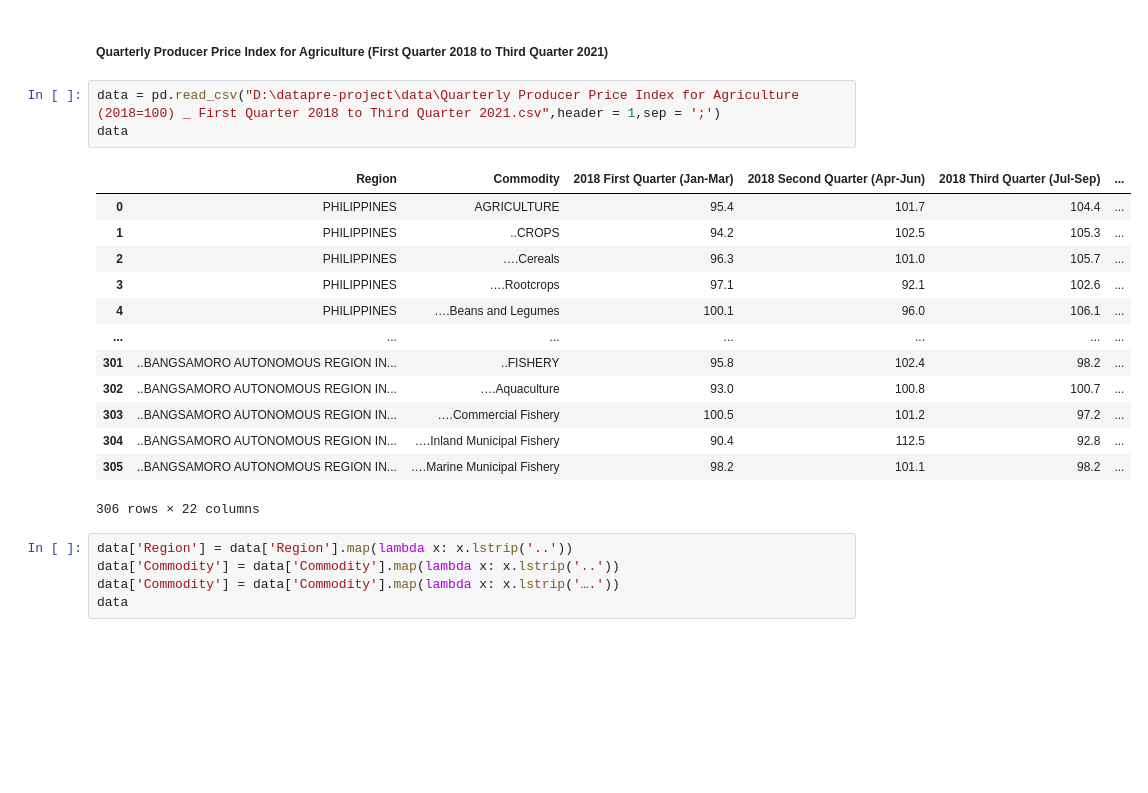
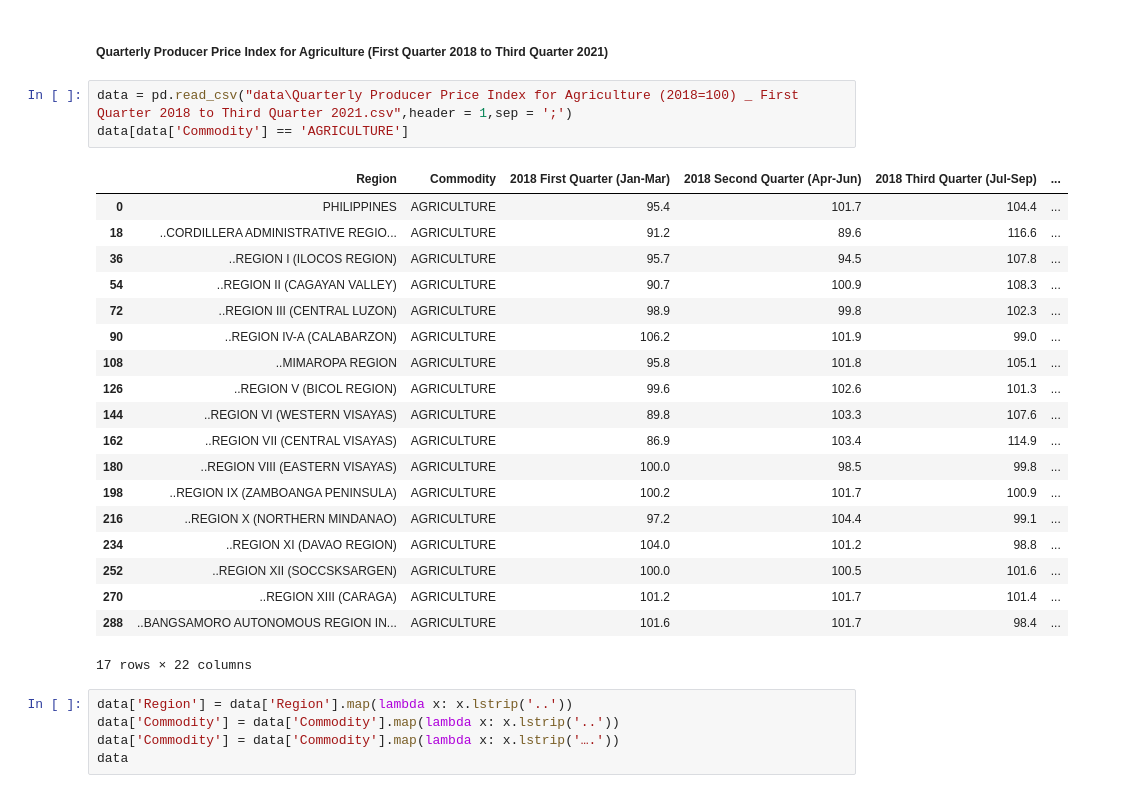
Before and after one commit to francheska-vicente/datapre-project, a Jupyter notebook: N01-Group1.ipynb, the cells around one changed output. Drawn from its saved outputs; the diff is of its cells as text; blank space fills up the shorter version.

Commit message:
init data cleaning

```diff
--- a/N01-Group1.ipynb
+++ b/N01-Group1.ipynb
@@ -1930,22 +1947,28 @@ data
 # %% [markdown]
 ##### Quarterly Producer Price Index for Agriculture (First Quarter 2018 to Third Quarter 2021)
 # %%
-data = pd.read_csv("D:\datapre-project\data\Quarterly Producer Price Index for Agriculture (2018=100) _ First Quarter 2018 to Third Quarter 2021.csv",header = 1,sep = ';')
-data
+data = pd.read_csv("data\Quarterly Producer Price Index for Agriculture (2018=100) _ First Quarter 2018 to Third Quarter 2021.csv",header = 1,sep = ';')
+data[data['Commodity'] == 'AGRICULTURE']
 # %% [output]
 |  | Region | Commodity | 2018 First Quarter (Jan-Mar) | 2018 Second Quarter (Apr-Jun) | 2018 Third Quarter (Jul-Sep) | ... |
 | 0 | PHILIPPINES | AGRICULTURE | 95.4 | 101.7 | 104.4 | ... |
-| 1 | PHILIPPINES | ..CROPS | 94.2 | 102.5 | 105.3 | ... |
-| 2 | PHILIPPINES | ….Cereals | 96.3 | 101.0 | 105.7 | ... |
-| 3 | PHILIPPINES | ….Rootcrops | 97.1 | 92.1 | 102.6 | ... |
-| 4 | PHILIPPINES | ….Beans and Legumes | 100.1 | 96.0 | 106.1 | ... |
-| ... | ... | ... | ... | ... | ... | ... |
-| 301 | ..BANGSAMORO AUTONOMOUS REGION IN... | ..FISHERY | 95.8 | 102.4 | 98.2 | ... |
-| 302 | ..BANGSAMORO AUTONOMOUS REGION IN... | ….Aquaculture | 93.0 | 100.8 | 100.7 | ... |
-| 303 | ..BANGSAMORO AUTONOMOUS REGION IN... | ….Commercial Fishery | 100.5 | 101.2 | 97.2 | ... |
-| 304 | ..BANGSAMORO AUTONOMOUS REGION IN... | ….Inland Municipal Fishery | 90.4 | 112.5 | 92.8 | ... |
-| 305 | ..BANGSAMORO AUTONOMOUS REGION IN... | ….Marine Municipal Fishery | 98.2 | 101.1 | 98.2 | ... |
+| 18 | ..CORDILLERA ADMINISTRATIVE REGIO... | AGRICULTURE | 91.2 | 89.6 | 116.6 | ... |
+| 36 | ..REGION I (ILOCOS REGION) | AGRICULTURE | 95.7 | 94.5 | 107.8 | ... |
+| 54 | ..REGION II (CAGAYAN VALLEY) | AGRICULTURE | 90.7 | 100.9 | 108.3 | ... |
+| 72 | ..REGION III (CENTRAL LUZON) | AGRICULTURE | 98.9 | 99.8 | 102.3 | ... |
+| 90 | ..REGION IV-A (CALABARZON) | AGRICULTURE | 106.2 | 101.9 | 99.0 | ... |
+| 108 | ..MIMAROPA REGION | AGRICULTURE | 95.8 | 101.8 | 105.1 | ... |
+| 126 | ..REGION V (BICOL REGION) | AGRICULTURE | 99.6 | 102.6 | 101.3 | ... |
+| 144 | ..REGION VI (WESTERN VISAYAS) | AGRICULTURE | 89.8 | 103.3 | 107.6 | ... |
+| 162 | ..REGION VII (CENTRAL VISAYAS) | AGRICULTURE | 86.9 | 103.4 | 114.9 | ... |
+| 180 | ..REGION VIII (EASTERN VISAYAS) | AGRICULTURE | 100.0 | 98.5 | 99.8 | ... |
+| 198 | ..REGION IX (ZAMBOANGA PENINSULA) | AGRICULTURE | 100.2 | 101.7 | 100.9 | ... |
+| 216 | ..REGION X (NORTHERN MINDANAO) | AGRICULTURE | 97.2 | 104.4 | 99.1 | ... |
+| 234 | ..REGION XI (DAVAO REGION) | AGRICULTURE | 104.0 | 101.2 | 98.8 | ... |
+| 252 | ..REGION XII (SOCCSKSARGEN) | AGRICULTURE | 100.0 | 100.5 | 101.6 | ... |
+| 270 | ..REGION XIII (CARAGA) | AGRICULTURE | 101.2 | 101.7 | 101.4 | ... |
+| 288 | ..BANGSAMORO AUTONOMOUS REGION IN... | AGRICULTURE | 101.6 | 101.7 | 98.4 | ... |
-306 rows × 22 columns
+17 rows × 22 columns
 # %%
 data['Region'] = data['Region'].map(lambda x: x.lstrip('..'))
 data['Commodity'] = data['Commodity'].map(lambda x: x.lstrip('..'))
```
Also changed, not shown: parts of 10 cells of this notebook.
